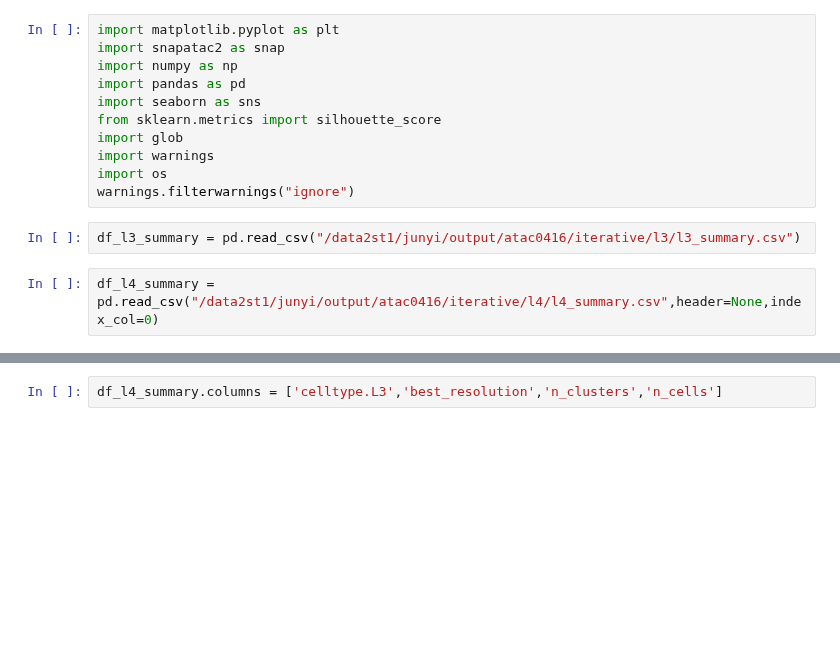
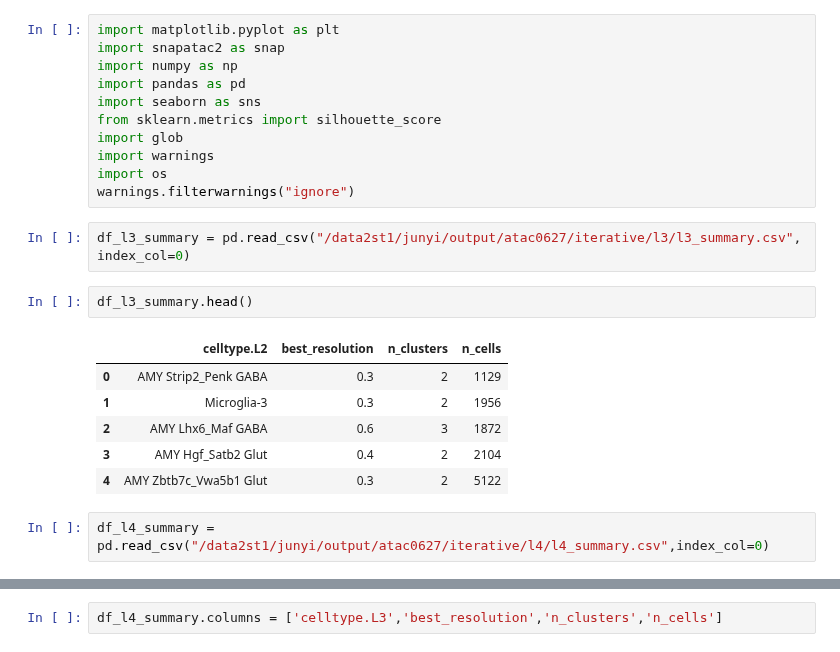
Before and after one commit to juychen/scmmd, a Jupyter notebook: 09refinecluster.ipynb, the cells around one changed output, grey strips where cells are left out. Cells and saved outputs as stored; diff of their text form; blank space fills up the shorter version.

```diff
--- a/09refinecluster.ipynb
+++ b/09refinecluster.ipynb
@@ -10,6 +10,15 @@ import warnings
 import os
 warnings.filterwarnings("ignore")
 # %%
-df_l3_summary = pd.read_csv("/data2st1/junyi/output/atac0416/iterative/l3/l3_summary.csv")
+df_l3_summary = pd.read_csv("/data2st1/junyi/output/atac0627/iterative/l3/l3_summary.csv", index_col=0)
+# %%
+df_l3_summary.head()
+# %% [output]
+|  | celltype.L2 | best_resolution | n_clusters | n_cells |
+| 0 | AMY Strip2_Penk GABA | 0.3 | 2 | 1129 |
+| 1 | Microglia-3 | 0.3 | 2 | 1956 |
+| 2 | AMY Lhx6_Maf GABA | 0.6 | 3 | 1872 |
+| 3 | AMY Hgf_Satb2 Glut | 0.4 | 2 | 2104 |
+| 4 | AMY Zbtb7c_Vwa5b1 Glut | 0.3 | 2 | 5122 |
 # %%
-df_l4_summary = pd.read_csv("/data2st1/junyi/output/atac0416/iterative/l4/l4_summary.csv",header=None,index_col=0)
+df_l4_summary = pd.read_csv("/data2st1/junyi/output/atac0627/iterative/l4/l4_summary.csv",index_col=0)
```
Also changed, not shown: parts of 14 cells of this notebook, 2 other files.
